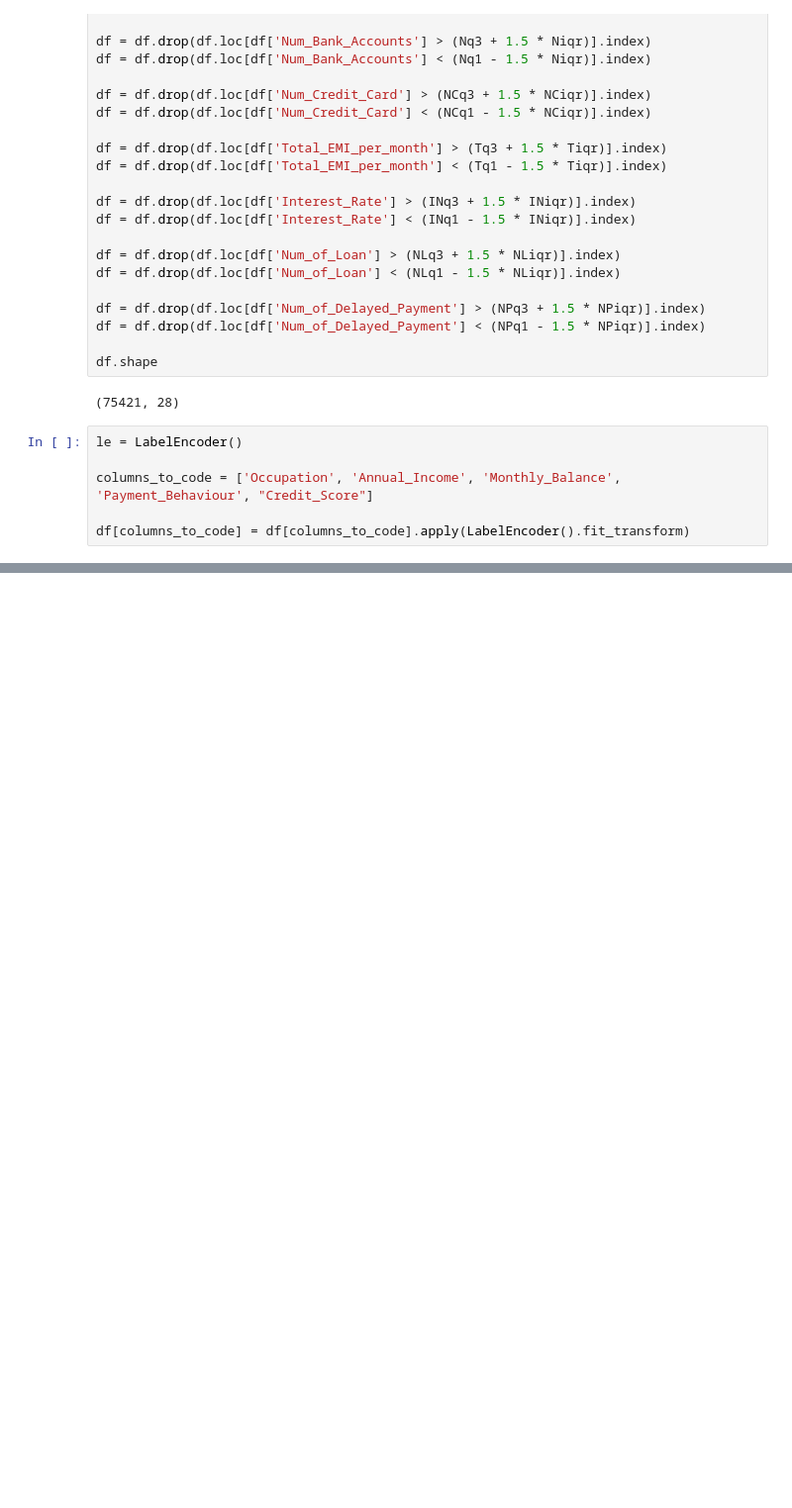
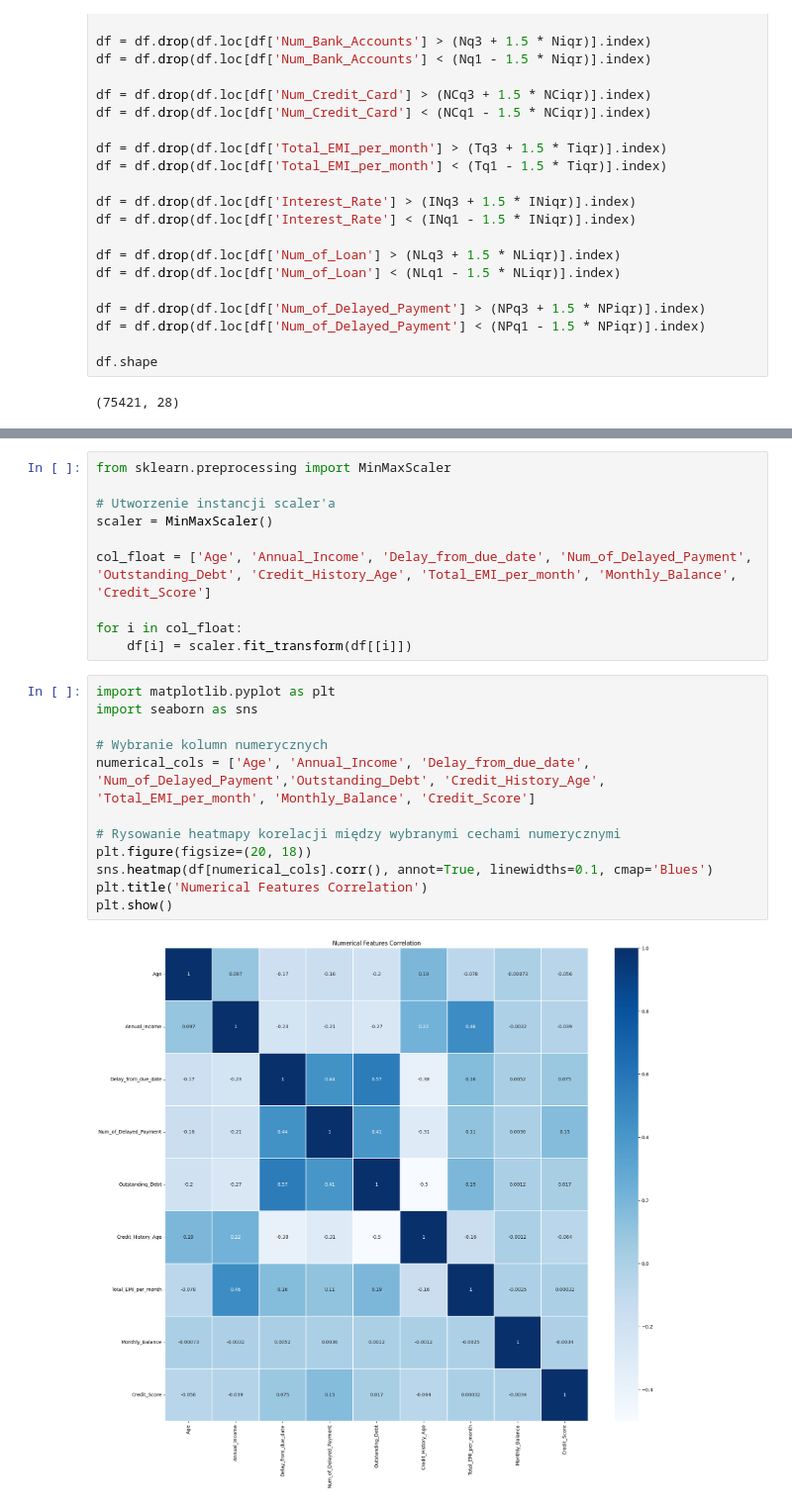
Before and after one commit to UEPP40/PUM, a Jupyter notebook: train.ipynb, the cells around one changed output, grey strips where cells are left out. Shown at 99% size. Drawn from its saved outputs; the diff is of its cells as text; blank space fills up the shorter version.

```diff
--- a/train.ipynb
+++ b/train.ipynb
@@ -255,9 +261,3 @@ df = df.drop(df.loc[df['Num_of_Delayed_Payment'] < (NPq1 - 1.5 * NPiqr)].index)
 df.shape
 # %% [output]
 (75421, 28)
-# %%
-le = LabelEncoder()
-
-columns_to_code = ['Occupation', 'Annual_Income', 'Monthly_Balance', 'Payment_Behaviour', "Credit_Score"]
-
-df[columns_to_code] = df[columns_to_code].apply(LabelEncoder().fit_transform)
@@ -263,0 +276,24 @@ df[columns_to_code] = df[columns_to_code].apply(LabelEncoder().fit_transform)
+# %%
+from sklearn.preprocessing import MinMaxScaler
+
+# Utworzenie instancji scaler'a
+scaler = MinMaxScaler()
+
+col_float = ['Age', 'Annual_Income', 'Delay_from_due_date', 'Num_of_Delayed_Payment', 'Outstanding_Debt', 'Credit_History_Age', 'Total_EMI_per_month', 'Monthly_Balance', 'Credit_Score']
+
+for i in col_float:
+    df[i] = scaler.fit_transform(df[[i]])
+# %%
+import matplotlib.pyplot as plt
+import seaborn as sns
+
+# Wybranie kolumn numerycznych
+numerical_cols = ['Age', 'Annual_Income', 'Delay_from_due_date', 'Num_of_Delayed_Payment','Outstanding_Debt', 'Credit_History_Age', 'Total_EMI_per_month', 'Monthly_Balance', 'Credit_Score']
+
+# Rysowanie heatmapy korelacji między wybranymi cechami numerycznymi
+plt.figure(figsize=(20, 18))
+sns.heatmap(df[numerical_cols].corr(), annot=True, linewidths=0.1, cmap='Blues')
+plt.title('Numerical Features Correlation')
+plt.show()
+# %% [output]
+[figure, added]
```
Also changed, not shown: parts of 8 cells of this notebook.
